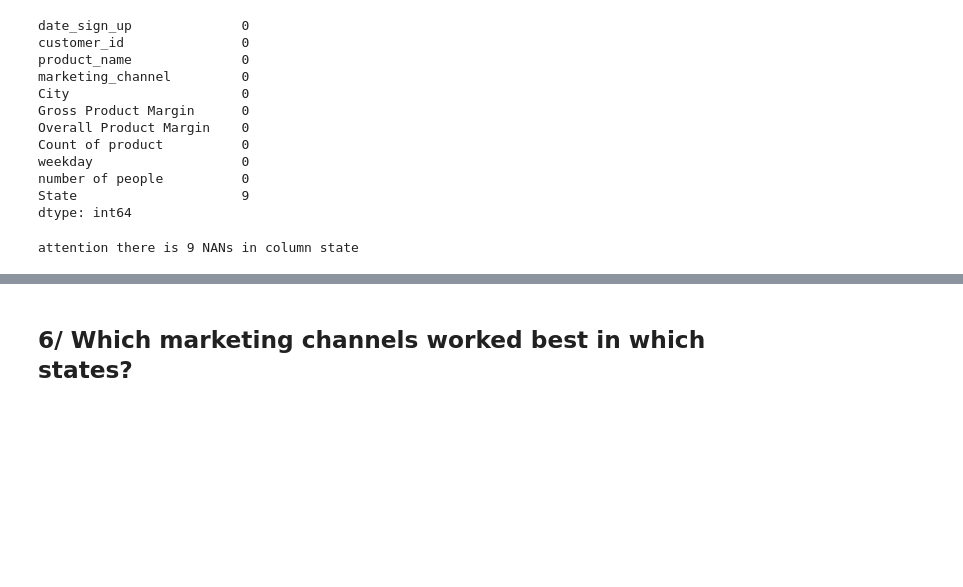
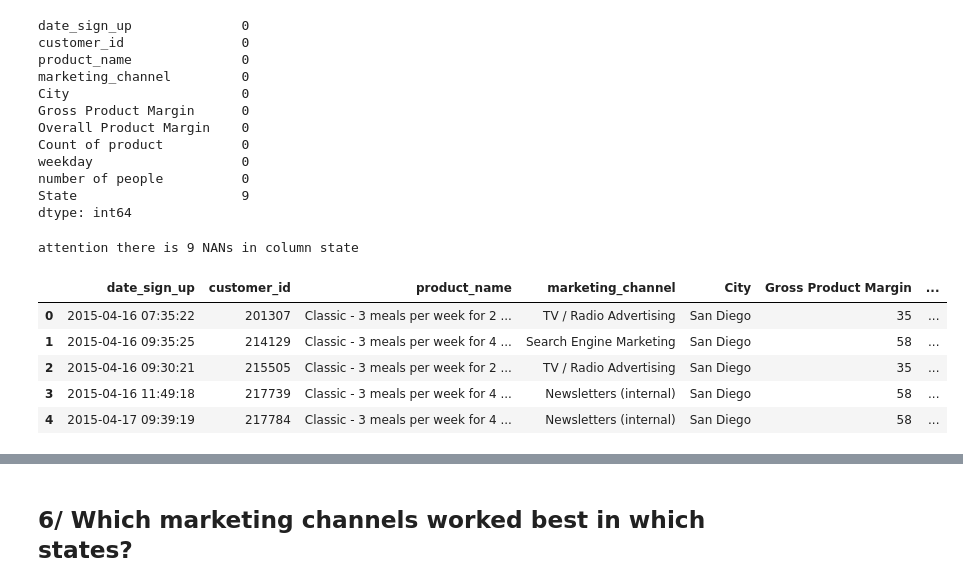
Before and after one commit to juliencatanese/Python_LunchBox, a Jupyter notebook: notebooks/EDA.ipynb, the cells around one changed output, grey strips where cells are left out. Saved outputs shown, nothing was run; the diff lists cells and outputs as text; code cells hidden in the pictures; blank space fills up the shorter version.

```diff
--- a/notebooks/EDA.ipynb
+++ b/notebooks/EDA.ipynb
@@ -362,4 +362,13 @@ number of people          0
 State                     9
 dtype: int64
 attention there is 9 NANs in column state
+# %%
+df.head()
+# %% [output]
+|  | date_sign_up | customer_id | product_name | marketing_channel | City | Gross Product Margin | ... |
+| 0 | 2015-04-16 07:35:22 | 201307 | Classic - 3 meals per week for 2 ... | TV / Radio Advertising | San Diego | 35 | ... |
+| 1 | 2015-04-16 09:35:25 | 214129 | Classic - 3 meals per week for 4 ... | Search Engine Marketing | San Diego | 58 | ... |
+| 2 | 2015-04-16 09:30:21 | 215505 | Classic - 3 meals per week for 2 ... | TV / Radio Advertising | San Diego | 35 | ... |
+| 3 | 2015-04-16 11:49:18 | 217739 | Classic - 3 meals per week for 4 ... | Newsletters (internal) | San Diego | 58 | ... |
+| 4 | 2015-04-17 09:39:19 | 217784 | Classic - 3 meals per week for 4 ... | Newsletters (internal) | San Diego | 58 | ... |
 # %%
```
Also changed, not shown: parts of 5 cells of this notebook.
